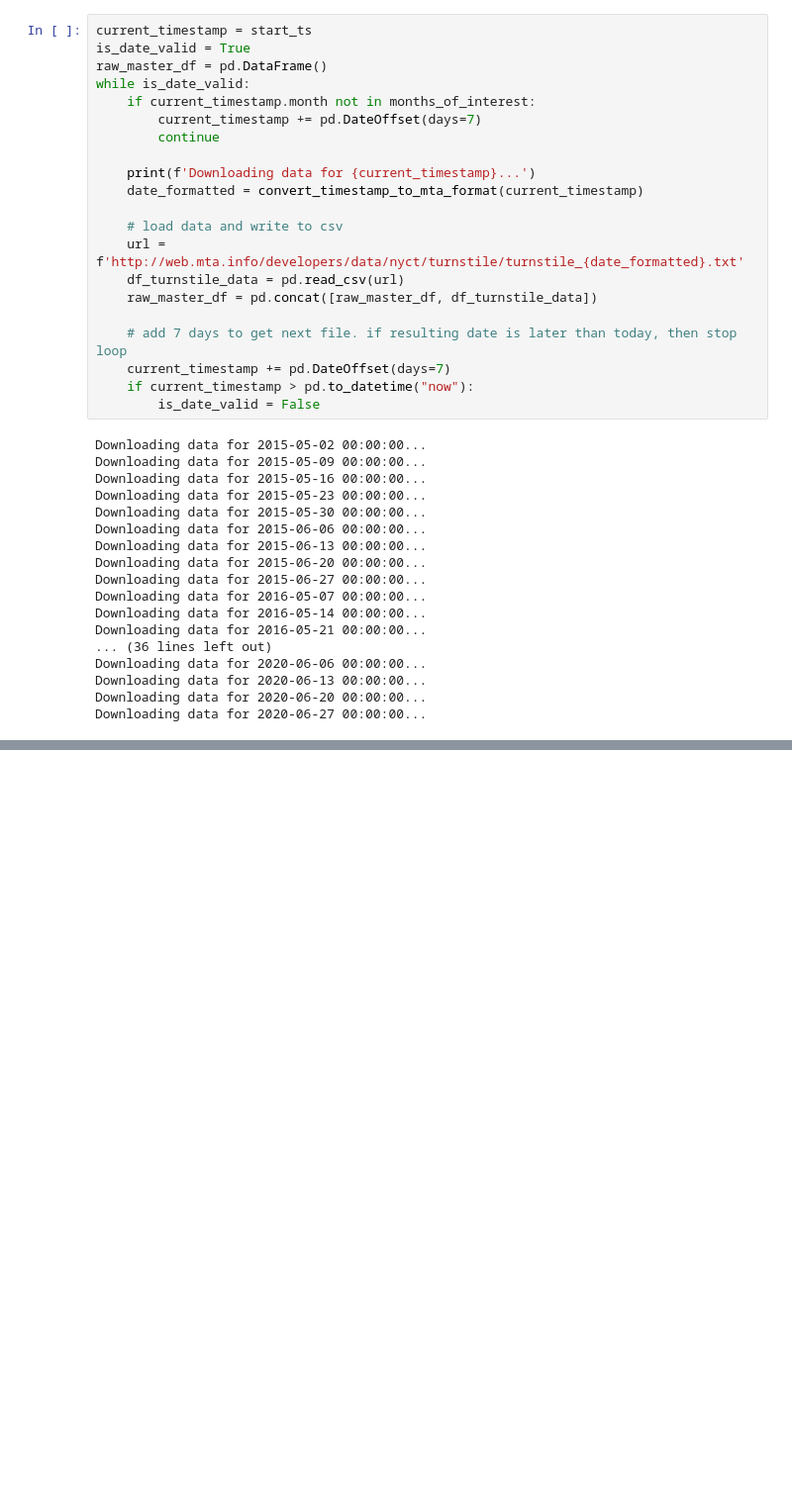
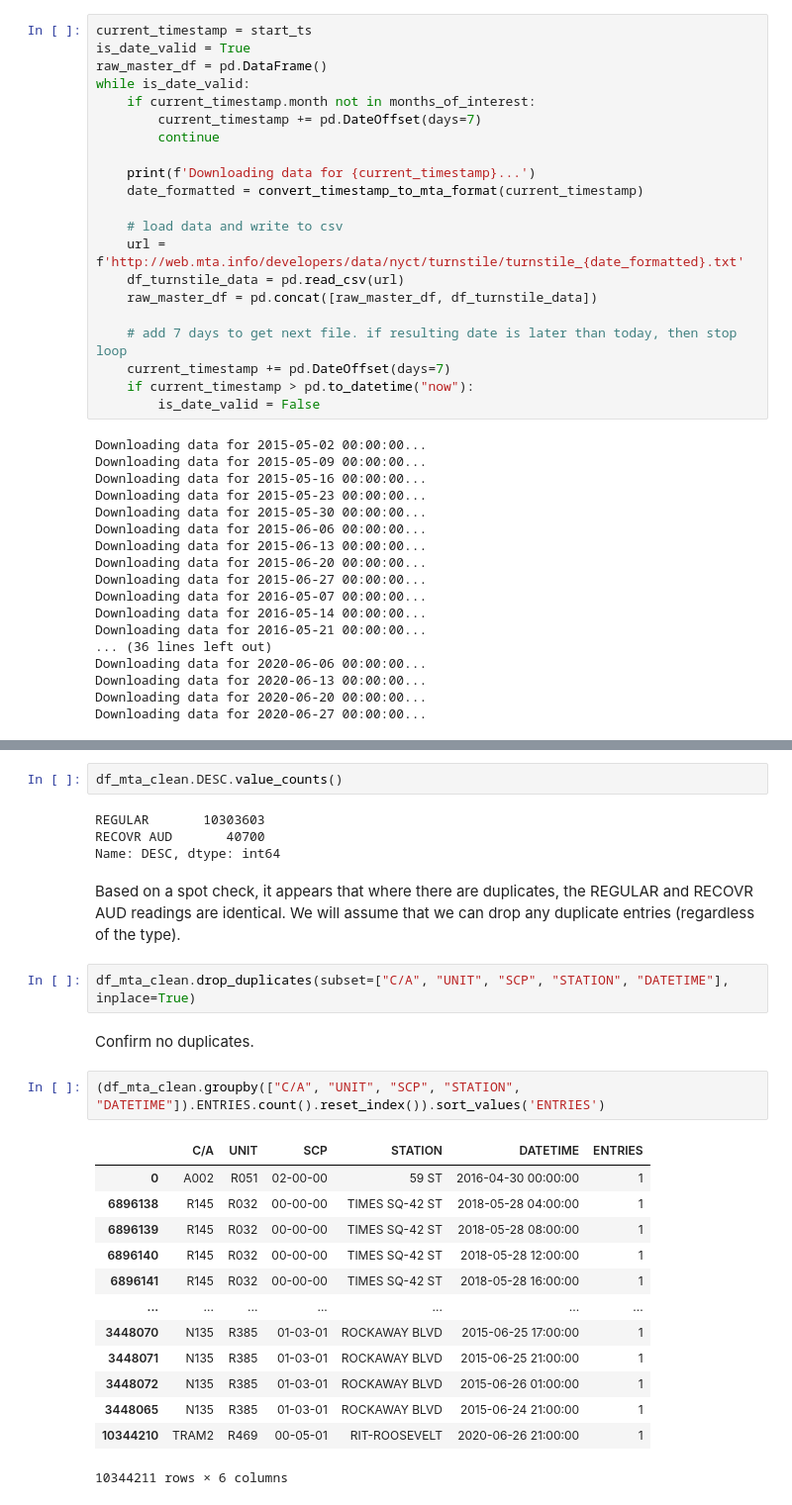
Before and after one commit to stephenjkaplan/metis-project1-mta, a Jupyter notebook: Data Acquisition & Cleaning.ipynb, the cells around one changed output, grey strips where cells are left out. Shown: that part at 99% size. Cells and saved outputs as stored; diff of their text form; blank space fills up the shorter version.

```diff
--- a/Data Acquisition & Cleaning.ipynb
+++ b/Data Acquisition & Cleaning.ipynb
@@ -103,0 +213,29 @@ df_mta_raw.head()
+# %%
+df_mta_clean.DESC.value_counts()
+# %% [output]
+REGULAR       10303603
+RECOVR AUD       40700
+Name: DESC, dtype: int64
+# %% [markdown]
+Based on a spot check, it appears that where there are duplicates, the REGULAR and RECOVR AUD readings are identical.
+We will assume that we can drop any duplicate entries (regardless of the type).
+# %%
+df_mta_clean.drop_duplicates(subset=["C/A", "UNIT", "SCP", "STATION", "DATETIME"], inplace=True)
+# %% [markdown]
+Confirm no duplicates.
+# %%
+(df_mta_clean.groupby(["C/A", "UNIT", "SCP", "STATION", "DATETIME"]).ENTRIES.count().reset_index()).sort_values('ENTRIES')
+# %% [output]
+|  | C/A | UNIT | SCP | STATION | DATETIME | ENTRIES |
+| 0 | A002 | R051 | 02-00-00 | 59 ST | 2016-04-30 00:00:00 | 1 |
+| 6896138 | R145 | R032 | 00-00-00 | TIMES SQ-42 ST | 2018-05-28 04:00:00 | 1 |
+| 6896139 | R145 | R032 | 00-00-00 | TIMES SQ-42 ST | 2018-05-28 08:00:00 | 1 |
+| 6896140 | R145 | R032 | 00-00-00 | TIMES SQ-42 ST | 2018-05-28 12:00:00 | 1 |
+| 6896141 | R145 | R032 | 00-00-00 | TIMES SQ-42 ST | 2018-05-28 16:00:00 | 1 |
+| ... | ... | ... | ... | ... | ... | ... |
+| 3448070 | N135 | R385 | 01-03-01 | ROCKAWAY BLVD | 2015-06-25 17:00:00 | 1 |
+| 3448071 | N135 | R385 | 01-03-01 | ROCKAWAY BLVD | 2015-06-25 21:00:00 | 1 |
+| 3448072 | N135 | R385 | 01-03-01 | ROCKAWAY BLVD | 2015-06-26 01:00:00 | 1 |
+| 3448065 | N135 | R385 | 01-03-01 | ROCKAWAY BLVD | 2015-06-24 21:00:00 | 1 |
+| 10344210 | TRAM2 | R469 | 00-05-01 | RIT-ROOSEVELT | 2020-06-26 21:00:00 | 1 |
+10344211 rows × 6 columns
```
Also changed, not shown: parts of 35 cells of this notebook, 1 other file.
